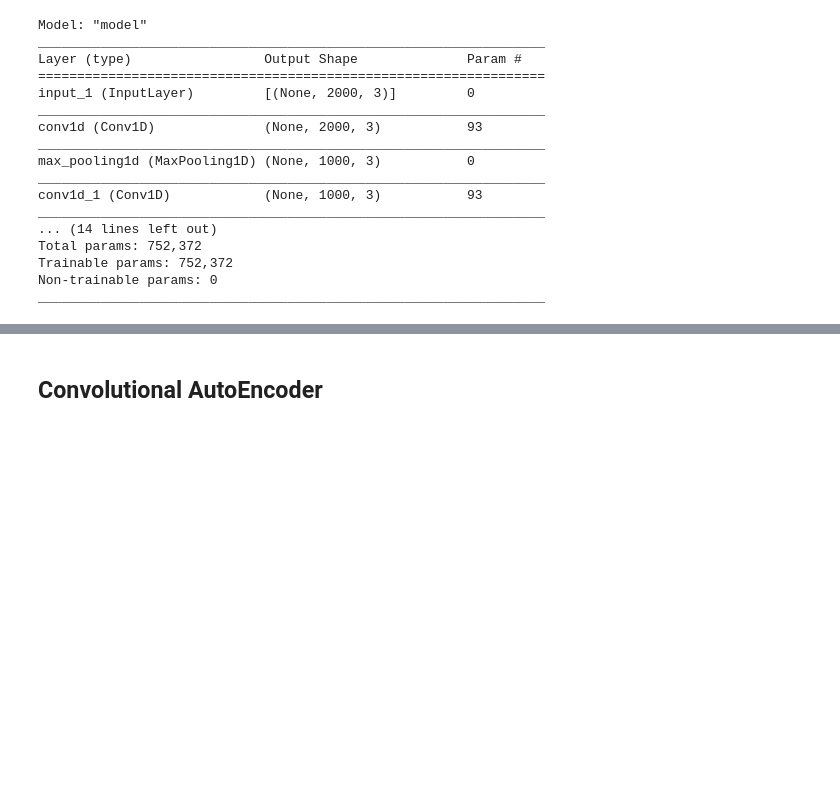
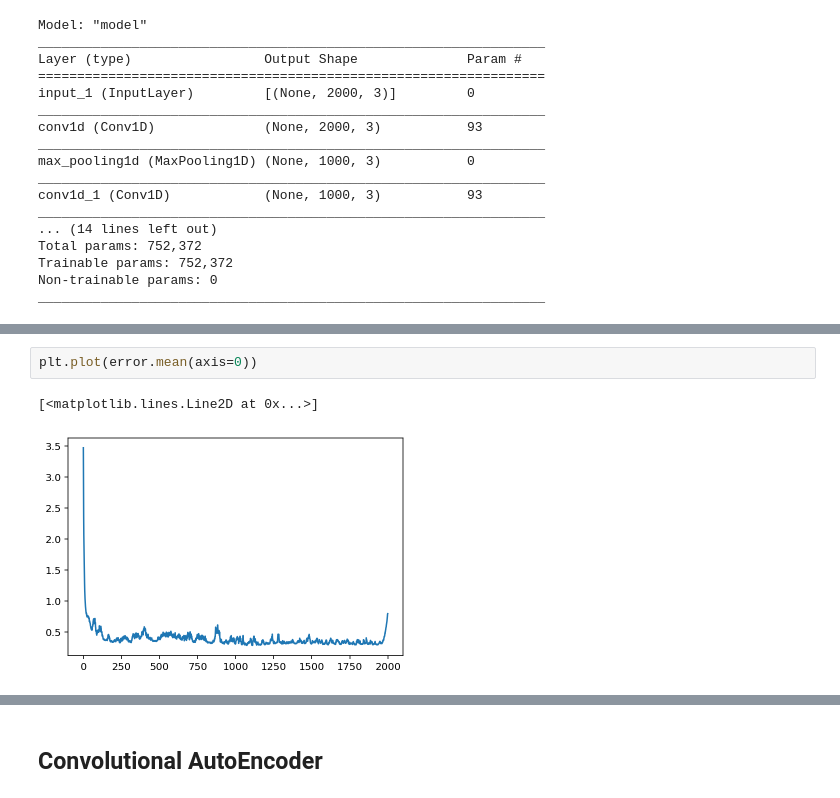
Before and after one commit to stockeh/cira-ml-soundings, a Jupyter notebook: notebooks/arm-sgp-lamont-ok.ipynb, the cells around one changed output, grey strips where cells are left out. Drawn from its saved outputs; the diff is of its cells as text; blank space fills up the shorter version.

```diff
--- a/notebooks/arm-sgp-lamont-ok.ipynb
+++ b/notebooks/arm-sgp-lamont-ok.ipynb
@@ -315,0 +381,5 @@ np.digitize(Xtest[:,:,PRESSURE], bins).shape
+# %%
+plt.plot(error.mean(axis=0))
+# %% [output]
+[<matplotlib.lines.Line2D at 0x...>]
+[figure, added]
```
Also changed, not shown: parts of 27 cells of this notebook, 3 other files.
